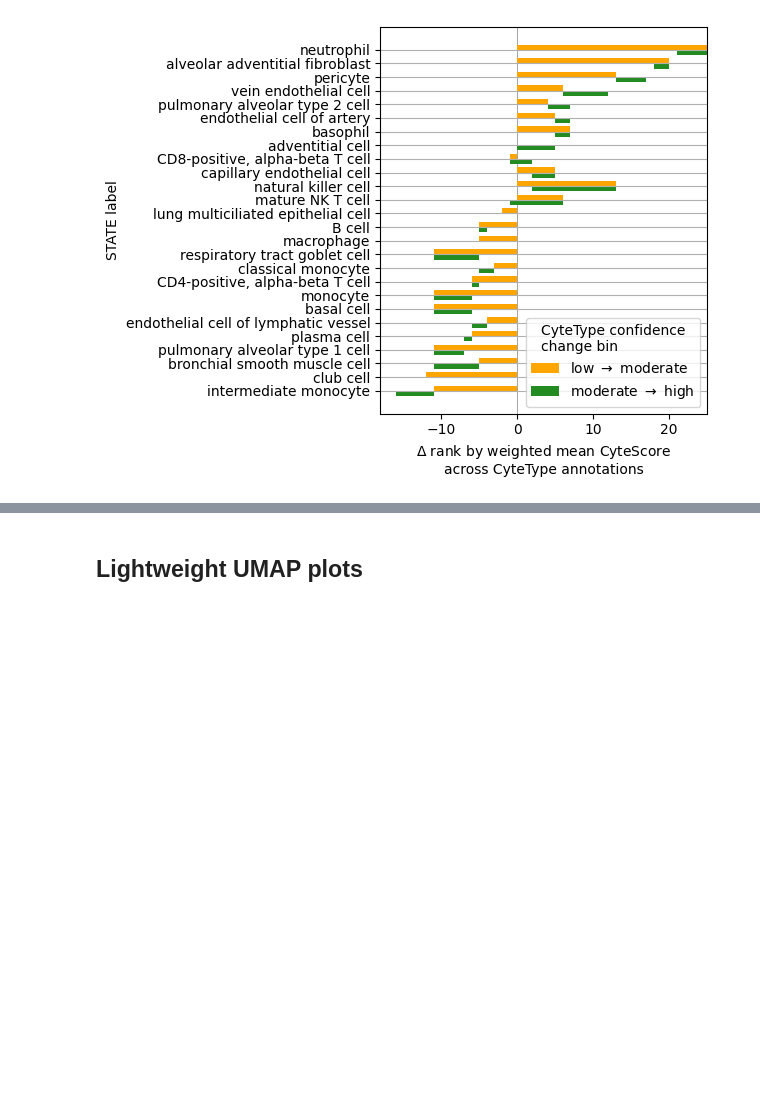
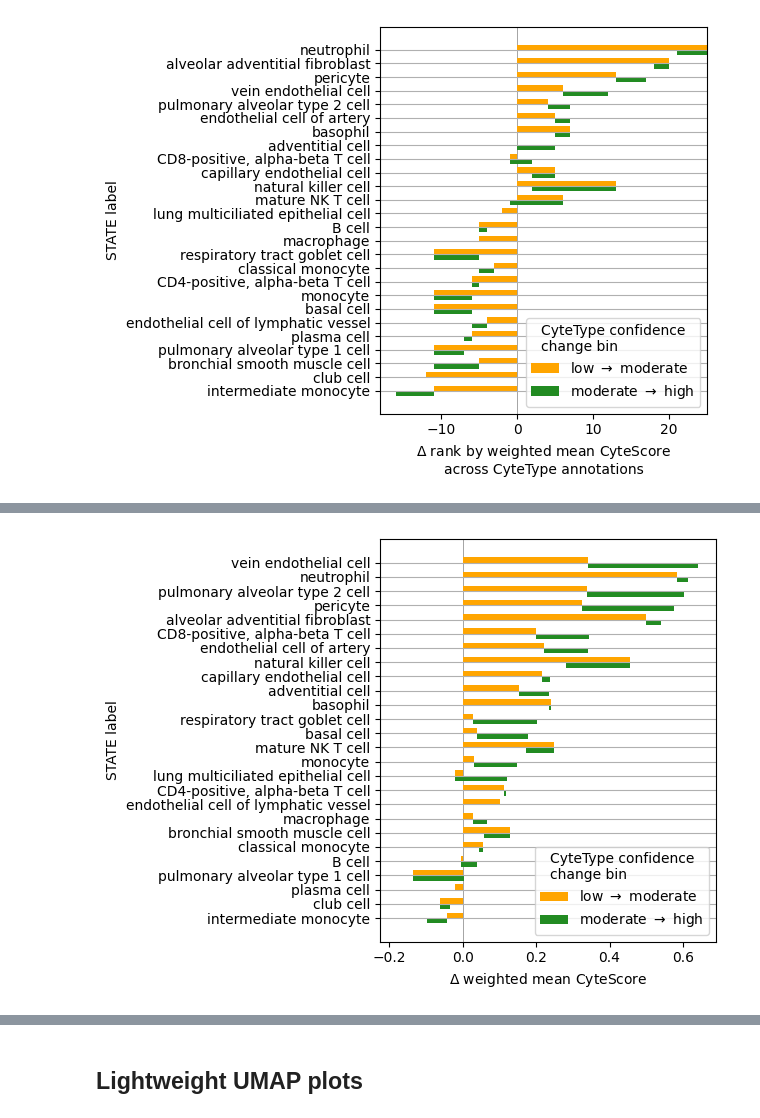
Before and after one commit to otodreas/scBaseCount_Pipeline, a Jupyter notebook: writeups/state_vs_cytetype/annotation_inspection.ipynb, the cells around one changed output, grey strips where cells are left out. Cells and saved outputs as stored; diff of their text form; code cells hidden in the pictures; blank space fills up the shorter version.

```diff
--- a/writeups/state_vs_cytetype/annotation_inspection.ipynb
+++ b/writeups/state_vs_cytetype/annotation_inspection.ipynb
@@ -187,0 +146,76 @@ with pd.option_context("display.max_rows", None, "display.max_colwidth", None):
+# %%
+CONF_ORDER = ["Low", "Moderate", "High"]
+CONF_ORDINAL = {"Low": 0, "Moderate": 1, "High": 2}
+
+
+def weighted_mean(confidence: str) -> pd.Series:
+    """n_cells-weighted mean CyteScore per STATE label within one confidence band."""
+    subset = summary.loc[summary["cytetype_confidence"] == confidence]
+    return (
+        subset.assign(_w=lambda df: df["cytescore_similarity"] * df["n_cells"])
+        .groupby("cell_type", observed=True)[["_w", "n_cells"]]
+        .sum()
+        .assign(s_bar=lambda df: df["_w"] / df["n_cells"])["s_bar"]
+    )
+
+
+# index = STATE label, columns = confidence bands; NaN where a label is absent in a band
+s_bar = pd.DataFrame({c: weighted_mean(c) for c in CONF_ORDER})
+# %%
+delta_abs = (
+    pd.DataFrame(
+        {
+            "low -> moderate": s_bar["Moderate"] - s_bar["Low"],
+            "moderate -> high": s_bar["High"] - s_bar["Moderate"],
+        }
+    )
+    .dropna()
+    .assign(total=lambda df: df.sum(axis=1))
+    .sort_values("total")
+    .drop(columns="total")
+)
+
+BAR_HEIGHT = 0.38
+X_PAD = 0.05
+fig, ax = plt.subplots()
+y_positions = {ct: i for i, ct in enumerate(delta_abs.index)}
+for ct in delta_abs.index:
+    y = y_positions[ct]
+    ax.barh(
+        y + BAR_HEIGHT / 2,
+        delta_abs.loc[ct, "low -> moderate"],
+        height=BAR_HEIGHT,
+        color=DELTA_COLORS[0],
+        label=LEGEND_LABELS[0] if ct == delta_abs.index[0] else None,
+    )
+    ax.barh(
+        y - BAR_HEIGHT / 2,
+        delta_abs.loc[ct, "moderate -> high"],
+        left=delta_abs.loc[ct, "low -> moderate"],
+        height=BAR_HEIGHT,
+        color=DELTA_COLORS[1],
+        label=LEGEND_LABELS[1] if ct == delta_abs.index[0] else None,
+    )
+
+ax.axvline(0, color="grey", linewidth=0.5, zorder=0)
+ax.set_yticks(list(y_positions.values()))
+ax.set_yticklabels(list(y_positions.keys()))
+ax.set_xlabel(r"$\Delta$ weighted mean CyteScore")
+ax.set_ylabel("STATE label")
+ax.set_xlim(
+    min(
+        delta_abs.min().min(),
+        (delta_abs["low -> moderate"] + delta_abs["moderate -> high"]).min()
+    ) - X_PAD,
+    max(
+        delta_abs.max().max(),
+        (delta_abs["low -> moderate"] + delta_abs["moderate -> high"]).max()
+    ) + X_PAD,
+)
+ax.grid(axis="y")
+ax.legend(title="CyteType confidence\nchange bin")
+plt.tight_layout()
+fig.savefig(FIGS_DIR / "cytescore_abs_delta_by_confidence.png", dpi=150, bbox_inches="tight")
+plt.show()
+# %% [output]
+[figure, added]
```
Also changed, not shown: parts of 12 cells of this notebook, 2 other files.
